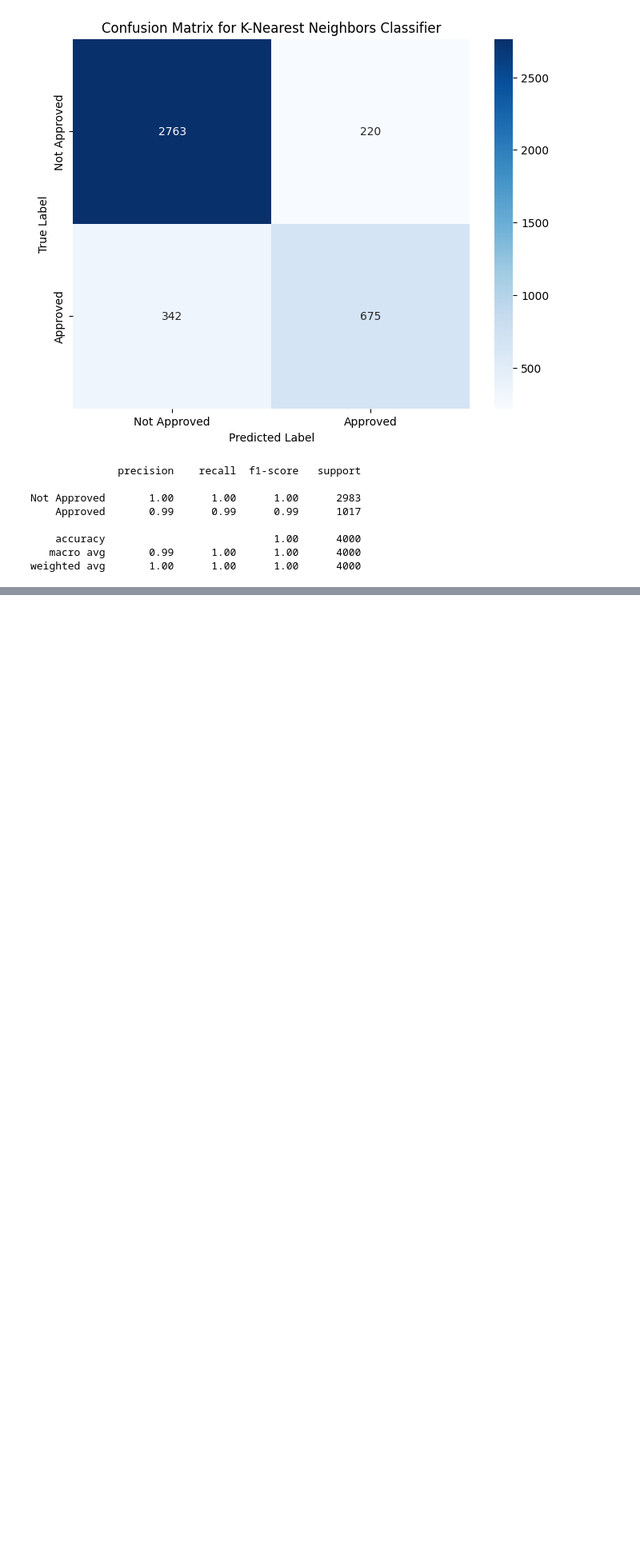
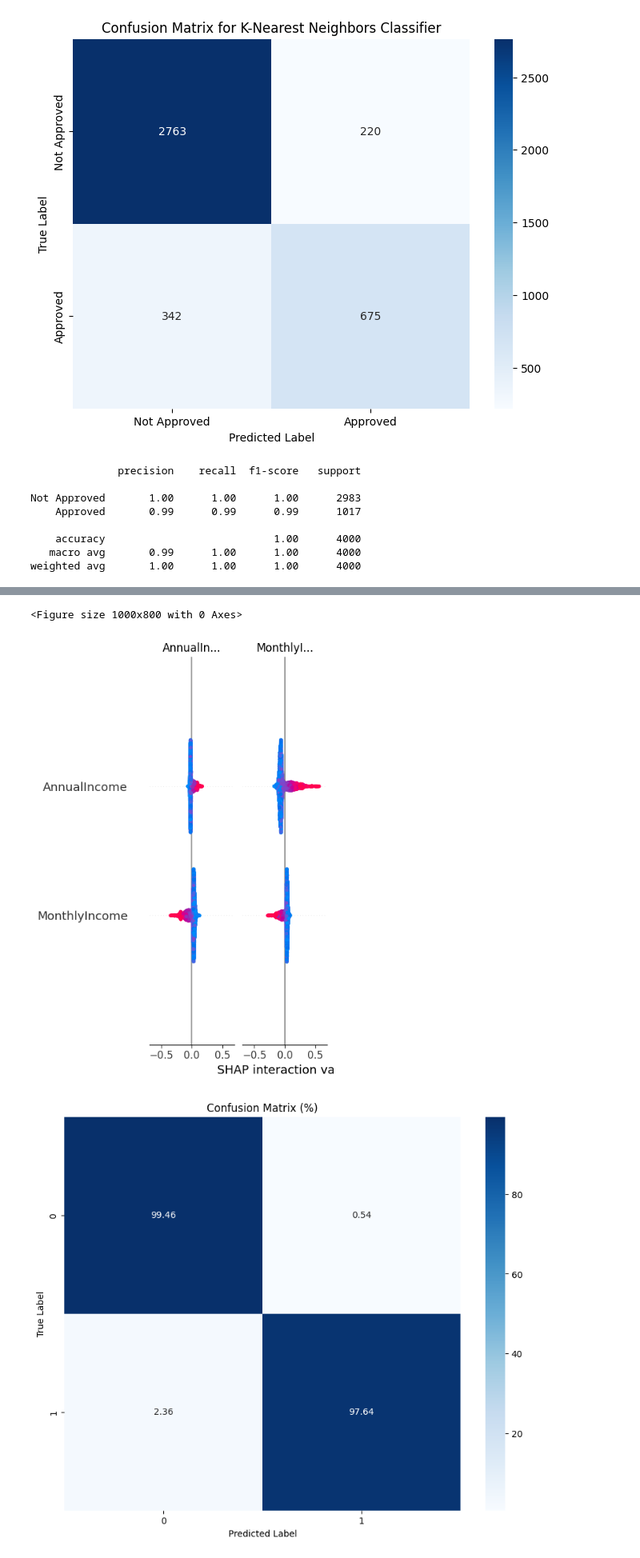
Before and after one commit to marianellass/Loan-Approval-Risk-Project, a Jupyter notebook: AML_Updated.ipynb, the cells around one changed output, grey strips where cells are left out. Shown at 80% size. Saved outputs shown, nothing was run; the diff lists cells and outputs as text; code cells hidden in the pictures; blank space fills up the shorter version.

```diff
--- a/AML_Updated.ipynb
+++ b/AML_Updated.ipynb
@@ -242,0 +342,69 @@ weighted avg       1.00      1.00      1.00      4000
+# %%
+from sklearn.metrics import precision_recall_curve  # Add this import
+
+# First ensure feature names are properly formatted
+feature_names = np.array(predictor_variables)  # Convert to numpy array
+
+### 1. Feature Selection Refinement
+best_rf = rf_grid.best_estimator_
+important_features = pd.DataFrame(
+    {"feature": predictor_variables, "importance": best_rf.feature_importances_}
+).sort_values("importance", ascending=False)
+
+# Select top N most important features
+N = 10
+top_features = important_features.head(N)["feature"].tolist()
+
+### 2. Model Interpretability using SHAP
+# Create SHAP explainer and values
+explainer = shap.TreeExplainer(best_rf)
+shap_values = explainer.shap_values(X_test)
+
+# Basic SHAP summary plot without feature names
+plt.figure(figsize=(10, 8))
+shap.summary_plot(shap_values, X_test)
+plt.show()
+
+### 3. Error Analysis with Confusion Matrix
+y_pred_rf = best_rf.predict(X_test)
+cm = confusion_matrix(y_test, y_pred_rf)
+cm_percent = cm.astype("float") / cm.sum(axis=1)[:, np.newaxis] * 100
+
+plt.figure(figsize=(10, 8))
+sns.heatmap(cm_percent, annot=True, fmt=".2f", cmap="Blues")
+plt.title("Confusion Matrix (%)")
+plt.ylabel("True Label")
+plt.xlabel("Predicted Label")
+plt.show()
+
+### 4. Prediction Distribution Analysis
+y_prob = best_rf.predict_proba(X_test)
+
+plt.figure(figsize=(12, 4))
+plt.subplot(1, 2, 1)
+plt.hist(y_prob[:, 1], bins=50)
+plt.title("Distribution of Prediction Probabilities")
+plt.xlabel("Probability of Approval")
+plt.ylabel("Count")
+
+plt.subplot(1, 2, 2)
+precisions, recalls, thresholds = precision_recall_curve(y_test, y_prob[:, 1])
+plt.plot(recalls, precisions)
+plt.xlabel("Recall")
+plt.ylabel("Precision")
+plt.title("Precision-Recall Curve")
+plt.tight_layout()
+plt.show()
+
+# Calculate and print optimal threshold
+f1_scores = 2 * (precisions * recalls) / (precisions + recalls)
+optimal_threshold = thresholds[np.argmax(f1_scores[:-1])]
+print(f"Optimal threshold: {optimal_threshold}")
+
+# Print top 10 most important features
+print("\nTop 10 Most Important Features:")
+print(important_features.head(10))
+# %% [output]
+<Figure size 1000x800 with 0 Axes>
+[figure, added]
+[figure, added]
```
Also changed, not shown: parts of 6 cells of this notebook.
